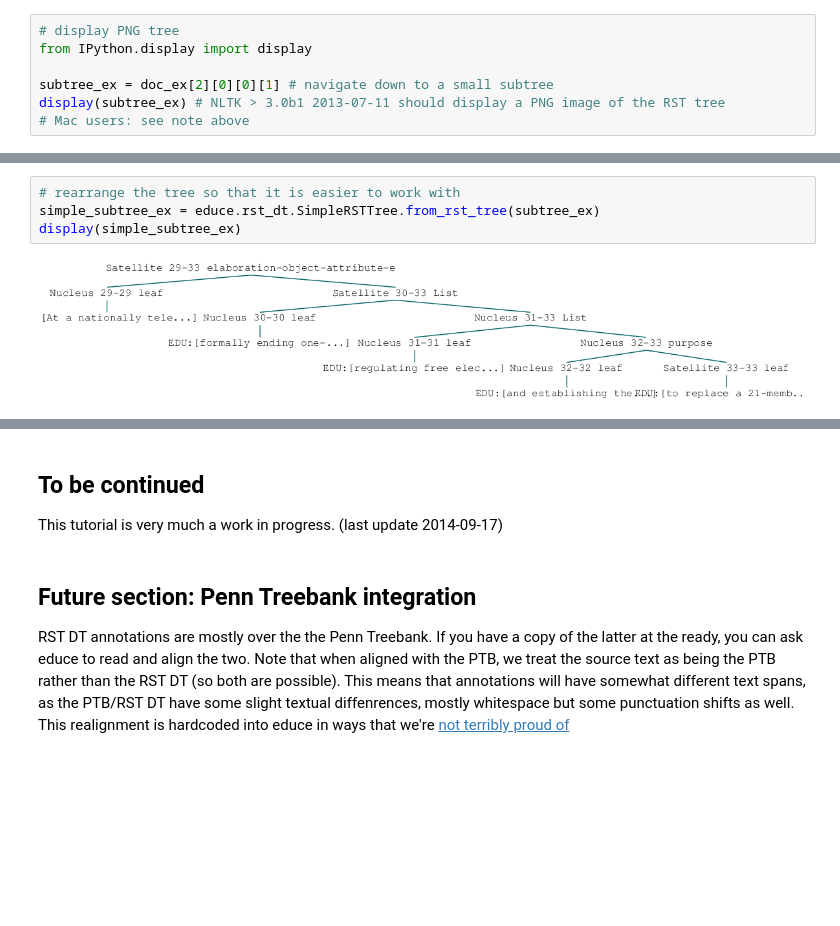
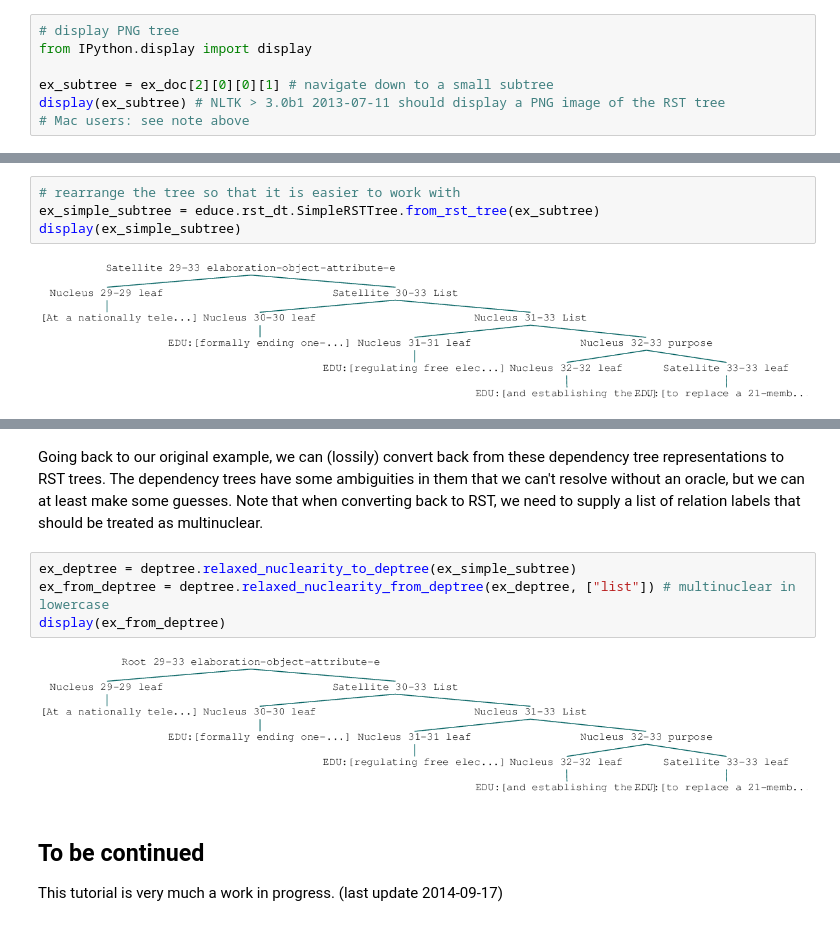
Before and after one commit to irit-melodi/educe, a Jupyter notebook: docs/rst-dt-tutorial.ipynb, the cells around one changed output, grey strips where cells are left out. Drawn from its saved outputs; the diff is of its cells as text; blank space fills up the shorter version.

```diff
--- a/docs/rst-dt-tutorial.ipynb
+++ b/docs/rst-dt-tutorial.ipynb
@@ -115,8 +145,8 @@ Note for Mac users: if displaying the tree does not work (you should see an embe
 # display PNG tree
 from IPython.display import display
 
-subtree_ex = doc_ex[2][0][0][1] # navigate down to a small subtree
-display(subtree_ex) # NLTK > 3.0b1 2013-07-11 should display a PNG image of the RST tree
+ex_subtree = ex_doc[2][0][0][1] # navigate down to a small subtree
+display(ex_subtree) # NLTK > 3.0b1 2013-07-11 should display a PNG image of the RST tree
 # Mac users: see note above
 # %% [output]
 [figure]
@@ -126,7 +186,7 @@ display(subtree_ex) # NLTK > 3.0b1 2013-07-11 should display a PNG image of the
 The tree representation used in the RST DT can take some getting used to (relation labels are placed on the satellite rather than the root of a subtree). You may prefer to work with the simplified representation instead.  In the simple representation, trees are binarised and relation labels are moved to the root node.
 # %%
 # rearrange the tree so that it is easier to work with
-simple_subtree_ex = educe.rst_dt.SimpleRSTTree.from_rst_tree(subtree_ex)
-display(simple_subtree_ex)
+ex_simple_subtree = educe.rst_dt.SimpleRSTTree.from_rst_tree(ex_subtree)
+display(ex_simple_subtree)
 # %% [output]
 [figure]
@@ -133,12 +208,13 @@ display(simple_subtree_ex)
+# %% [markdown]
+Going back to our original example, we can (lossily) convert back from these dependency tree representations to RST trees. The dependency trees have some ambiguities in them that we can't resolve without an oracle, but we can at least make some guesses.  Note that when converting back to RST, we need to supply a list of relation labels that should be treated as multinuclear.
+# %%
+ex_deptree = deptree.relaxed_nuclearity_to_deptree(ex_simple_subtree)
+ex_from_deptree = deptree.relaxed_nuclearity_from_deptree(ex_deptree, ["list"]) # multinuclear in lowercase
+display(ex_from_deptree)
+# %% [output]
+[figure, added]
 # %% [markdown]
 ## To be continued
 
 This tutorial is very much a work in progress.
 (last update 2014-09-17)
-# %% [markdown]
-## Future section: Penn Treebank integration
-
-RST DT annotations are mostly over the the Penn Treebank. If you have a copy of the latter at the ready, you can ask educe to read and align the two. Note that when aligned with the PTB, we treat the source text as being the PTB rather than the RST DT (so both are possible). This means that annotations will have somewhat different text spans, as the PTB/RST DT have some slight textual diffenrences, mostly whitespace but some punctuation shifts as well.  This realignment is hardcoded into educe in ways that we're [not terribly proud of][ugh]
-
-
-[ugh]: https://github.com/kowey/educe/blob/master/educe/rst_dt/ptb.py
```
Also changed, not shown: parts of 12 cells of this notebook.
